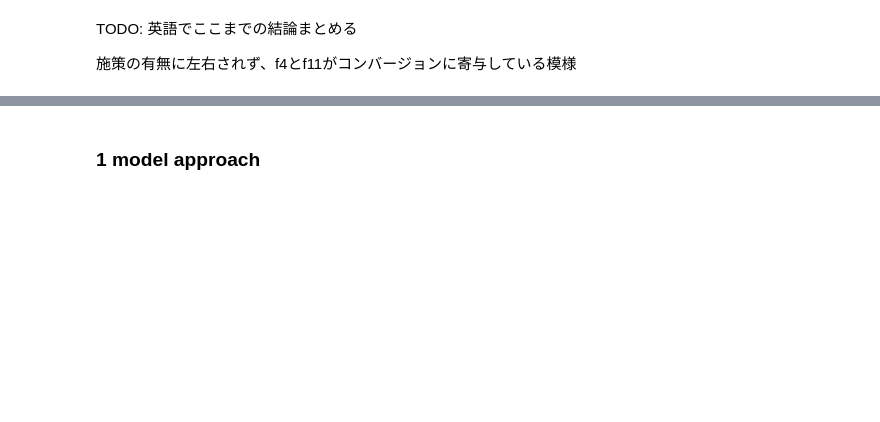
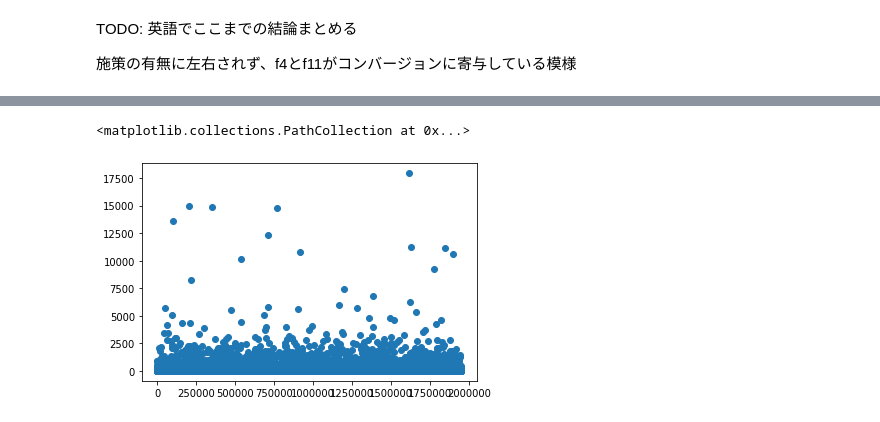
Before and after one commit to natsukoa/uplift_model, a Jupyter notebook: Uplift modeling.ipynb, the cells around one changed output, grey strips where cells are left out. Cells and saved outputs as stored; diff of their text form; code cells hidden in the pictures; blank space fills up the shorter version.

```diff
--- a/Uplift modeling.ipynb
+++ b/Uplift modeling.ipynb
@@ -46,10 +46,11 @@ print(control_df.shape)
 # %%
-# data devide train and test
-X_control_train, X_control_test, y_control_train, y_control_test = train_test_split(control_df[['f0', 'f1', 'f2', 'f3', 'f4', 'f5', 'f6', 'f7', 'f8', 'f9', 'f10', 'f11']],
-                                                                                    control_df['conversion'], random_state=74)
+# devide train and test data
+X_control_train, X_control_test, y_control_train, y_control_test = train_test_split(
+    control_df[['f0', 'f1', 'f2', 'f3', 'f4', 'f5', 'f6', 'f7', 'f8', 'f9', 'f10', 'f11']],
+    control_df['conversion'], random_state=74)
+X_treatment_train, X_treatment_test, y_treatment_train, y_treatment_test = train_test_split(
+    treatment_df[['f0', 'f1', 'f2', 'f3', 'f4', 'f5', 'f6', 'f7', 'f8', 'f9', 'f10', 'f11']],
+    treatment_df['conversion'], random_state=74, test_size=len(y_control_test))
-# %%
-X_treatment_train, X_treatment_test, y_treatment_train, y_treatment_test = train_test_split(treatment_df[['f0', 'f1', 'f2', 'f3', 'f4', 'f5', 'f6', 'f7', 'f8', 'f9', 'f10', 'f11']],
-                                                                                            treatment_df['conversion'], random_state=74, test_size=len(y_control_test))
 # %%
 # treatment model
 treatment_model = LogisticRegression()
@@ -80,2 +143,0 @@ result_df.describe()
-# %% [markdown]
-### 1 model approach
@@ -83,0 +144,6 @@ result_df.describe()
+# %%
+# Visualize uplift value
+plt.scatter(range(len(result_df)), result_df['uplift'])
+# %% [output]
+<matplotlib.collections.PathCollection at 0x...>
+[figure, added]
```
Also changed, not shown: parts of 15 cells of this notebook.
